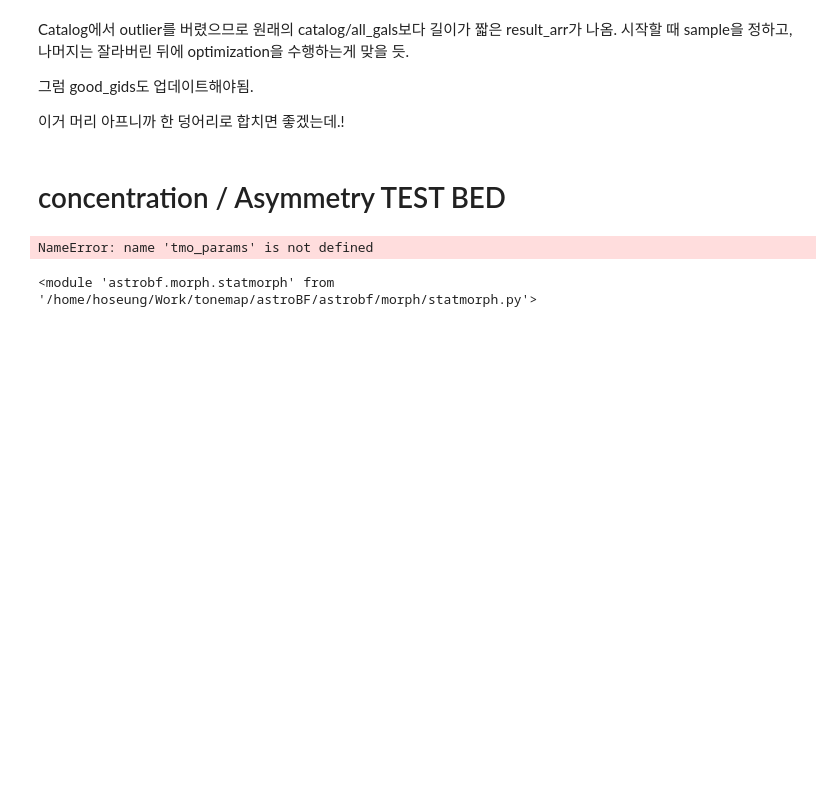
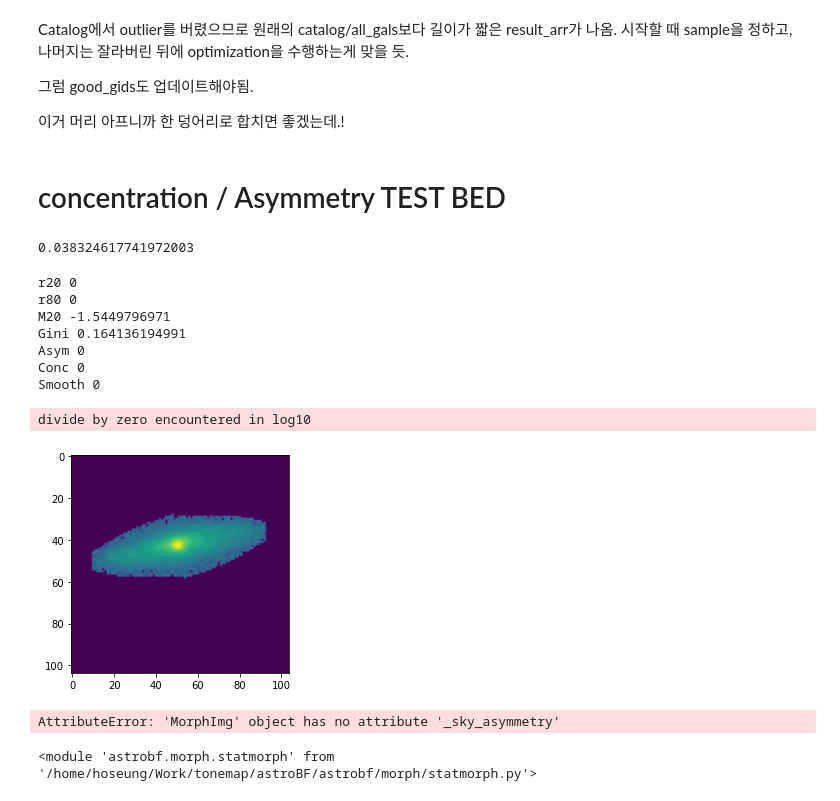
Before and after one commit to Hoseung/astroBF, a Jupyter notebook: notebooks/Eval_more_params_testing.ipynb, the cells around one changed output. Cells and saved outputs as stored; diff of their text form; code cells hidden in the pictures; blank space fills up the shorter version.

Commit message:
adding asym

```diff
--- a/notebooks/Eval_more_params_testing.ipynb
+++ b/notebooks/Eval_more_params_testing.ipynb
@@ -328,13 +565,32 @@ class MorphImg():
         props = ['r20', 'r80', 'M20', 'Gini', 'Asym', 'Conc', 'Smooth']
         for prp in props:
             print(prp, getattr(self, prp))
+# %%
+image = mi._tonemapped
+circ_aperture = photutils.CircularAperture((mi._xc, mi._yc), 5)
+_aperture_mean_nomask(circ_aperture, image, method='exact')
+# %% [output]
+0.038324617741972003
 # %%
+tmo_params = {'b':3.5, 'c':5, 'dh':3, 'dl':10}
+
 mi = MorphImg(sub_gals[0]['data'])
 
 mi.measure_all()
 mi.print_props()
+
+mi._asymmetry_center()
 # %% [output]
-NameError: name 'tmo_params' is not defined
+r20 0
+r80 0
+M20 -1.5449796971
+Gini 0.164136194991
+Asym 0
+Conc 0
+Smooth 0
+divide by zero encountered in log10
+[figure, added]
+AttributeError: 'MorphImg' object has no attribute '_sky_asymmetry'
 # %%
 image, mask, www = sub_gals[0]['data']
 
```
Also changed, not shown: parts of 3 cells of this notebook.
